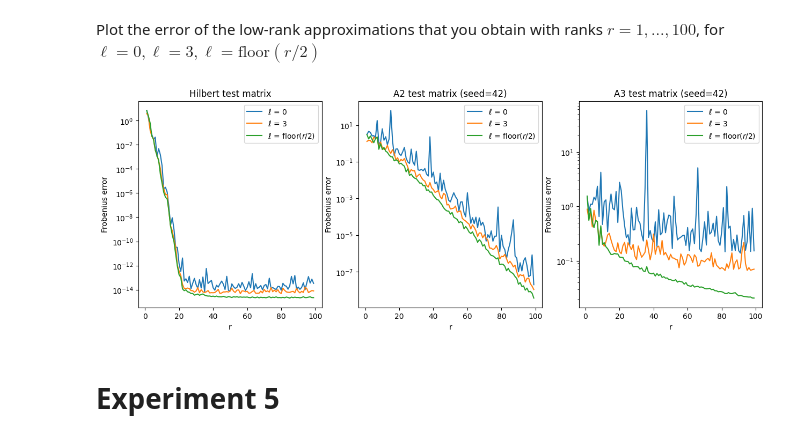
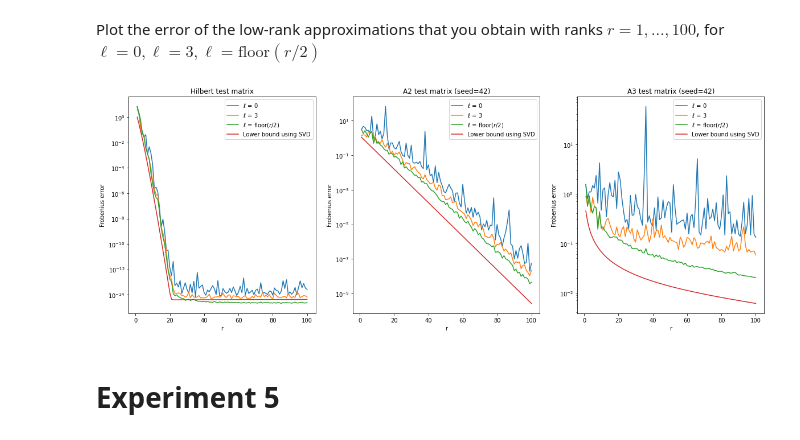
Before and after one commit to vstenby/MATH403_SketchingProject, a Jupyter notebook: Experiments.ipynb, the cells around one changed output. Saved outputs shown, nothing was run; the diff lists cells and outputs as text; code cells hidden in the pictures.

Commit message:
Updated SGN to take ell as a lambda function, and added more plots to Experiments

```diff
--- a/Experiments.ipynb
+++ b/Experiments.ipynb
@@ -15,7 +44,12 @@ A = generate_hilbert_matrix(200)
 #Calculate the error.
 err_hilbert_l0    = [np.linalg.norm(A - SGN(A, r=r, ell=0, seed=42), ord='fro') for r in tqdm.tqdm(range(1, 101))]
 err_hilbert_l3    = [np.linalg.norm(A - SGN(A, r=r, ell=3, seed=42), ord='fro') for r in tqdm.tqdm(range(1, 101))]
-err_hilbert_floor = [np.linalg.norm(A - SGN(A, r=r, ell=None, seed=42), ord='fro') for r in tqdm.tqdm(range(1, 101))]
+err_hilbert_floor = [np.linalg.norm(A - SGN(A, r=r, ell = lambda r : int(np.floor(0.5*r)), seed=42), ord='fro') for r in tqdm.tqdm(range(1, 101))]
+
+#Make a function with the rank r approximation using svd.
+U, S, V = np.linalg.svd(A)
+trA = lambda r : U[:, :r] @ np.diag(S[:r]) @ V[:r, :]
+err_hilbert_lowerbound = [np.linalg.norm(A - trA(r), ord='fro') for r in tqdm.tqdm(range(1, 101))]
 # %%
 #Generate the test matrix.
 A = generate_A2(200, seed=42)
@@ -23,7 +57,12 @@ A = generate_A2(200, seed=42)
 #Calculate the error.
 err_A2_l0    = [np.linalg.norm(A - SGN(A, r=r, ell=0, seed=42), ord='fro') for r in tqdm.tqdm(range(1, 101))]
 err_A2_l3    = [np.linalg.norm(A - SGN(A, r=r, ell=3, seed=42), ord='fro') for r in tqdm.tqdm(range(1, 101))]
-err_A2_floor = [np.linalg.norm(A - SGN(A, r=r, ell=None, seed=42), ord='fro') for r in tqdm.tqdm(range(1, 101))]
+err_A2_floor = [np.linalg.norm(A - SGN(A, r=r, ell = lambda r : int(np.floor(0.5*r)), seed=42), ord='fro') for r in tqdm.tqdm(range(1, 101))]
+
+#Make a function with the rank r approximation using svd.
+U, S, V = np.linalg.svd(A)
+trA = lambda r : U[:, :r] @ np.diag(S[:r]) @ V[:r, :]
+err_A2_lowerbound = [np.linalg.norm(A - trA(r), ord='fro') for r in tqdm.tqdm(range(1, 101))]
 # %%
 #Generate the test matrix.
 A = generate_A3(200, seed=42)
@@ -31,14 +70,20 @@ A = generate_A3(200, seed=42)
 #Calculate the error.
 err_A3_l0    = [np.linalg.norm(A - SGN(A, r=r, ell=0, seed=42), ord='fro') for r in tqdm.tqdm(range(1, 101))]
 err_A3_l3    = [np.linalg.norm(A - SGN(A, r=r, ell=3, seed=42), ord='fro') for r in tqdm.tqdm(range(1, 101))]
-err_A3_floor = [np.linalg.norm(A - SGN(A, r=r, ell=None, seed=42), ord='fro') for r in tqdm.tqdm(range(1, 101))]
+err_A3_floor = [np.linalg.norm(A - SGN(A, r=r, ell = lambda r : int(np.floor(0.5*r)), seed=42), ord='fro') for r in tqdm.tqdm(range(1, 101))]
+
+#Make a function with the rank r approximation using svd.
+U, S, V = np.linalg.svd(A)
+trA = lambda r : U[:, :r] @ np.diag(S[:r]) @ V[:r, :]
+err_A3_lowerbound = [np.linalg.norm(A - trA(r), ord='fro') for r in tqdm.tqdm(range(1, 101))]
 # %%
-fig, ax = plt.subplots(nrows=1, ncols=3, figsize=(15, 5))
+fig, ax = plt.subplots(nrows=1, ncols=3, figsize=(20, 7))
 
 #Draw the Hilbert plot.
 ax[0].plot(range(1, 101), err_hilbert_l0, label='$\ell$ = 0')
 ax[0].plot(range(1, 101), err_hilbert_l3, label='$\ell$ = 3')
 ax[0].plot(range(1, 101), err_hilbert_floor, label='$\ell$ = floor($r$/2)')
+ax[0].plot(range(1, 101), err_hilbert_lowerbound, label='Lower bound using SVD')
 ax[0].set_yscale('log')
 ax[0].set_xlabel('r')
 ax[0].set_ylabel('Frobenius error')
@@ -52,33 +97,35 @@ ax[0].set_title('Hilbert test matrix')
 #Draw the A2 plot.
 ax[1].plot(range(1, 101), err_A2_l0, label='$\ell$ = 0')
 ax[1].plot(range(1, 101), err_A2_l3, label='$\ell$ = 3')
 ax[1].plot(range(1, 101), err_A2_floor, label='$\ell$ = floor($r$/2)')
+ax[1].plot(range(1, 101), err_A2_lowerbound, label='Lower bound using SVD')
 ax[1].set_yscale('log')
 ax[1].set_xlabel('r')
 ax[1].set_ylabel('Frobenius error')
 
 #Draw the legend.
 ax[1].legend()
 
 #Set the title.
 ax[1].set_title('A2 test matrix (seed=42)')
 
 #Draw the A3 plot.
 ax[2].plot(range(1, 101), err_A3_l0, label='$\ell$ = 0')
 ax[2].plot(range(1, 101), err_A3_l3, label='$\ell$ = 3')
 ax[2].plot(range(1, 101), err_A3_floor, label='$\ell$ = floor($r$/2)')
+ax[2].plot(range(1, 101), err_A3_lowerbound, label='Lower bound using SVD')
 ax[2].set_yscale('log')
 ax[2].set_xlabel('r')
 ax[2].set_ylabel('Frobenius error')
 
 #Draw the legend.
 ax[2].legend()
 
 #Set the title.
 ax[2].set_title('A3 test matrix (seed=42)')
 
 plt.show()
 # %% [output]
-[figure, old version]
+[figure, new version]
 # %% [markdown]
 # Experiment 5
```
Also changed, not shown: parts of 11 cells of this notebook, 1 other file.
